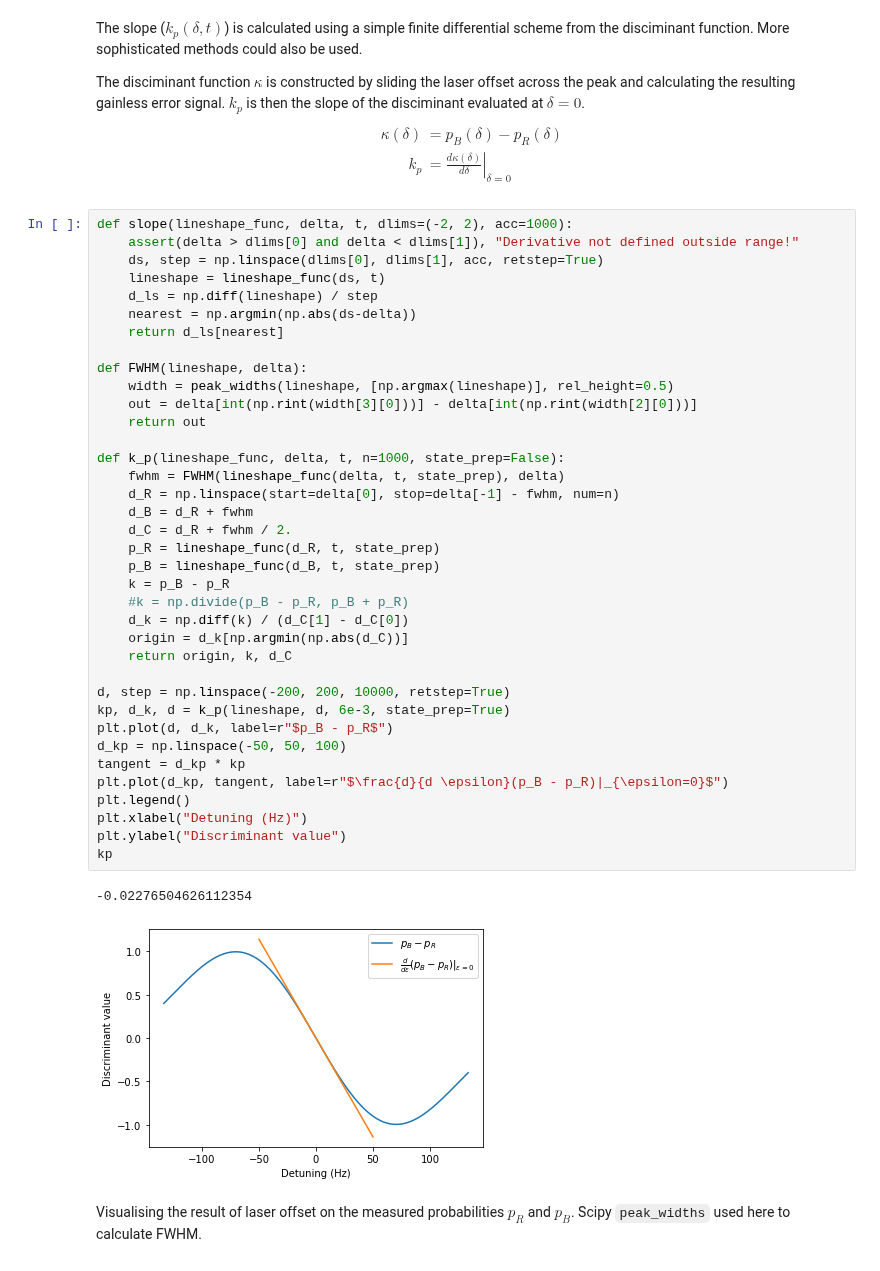
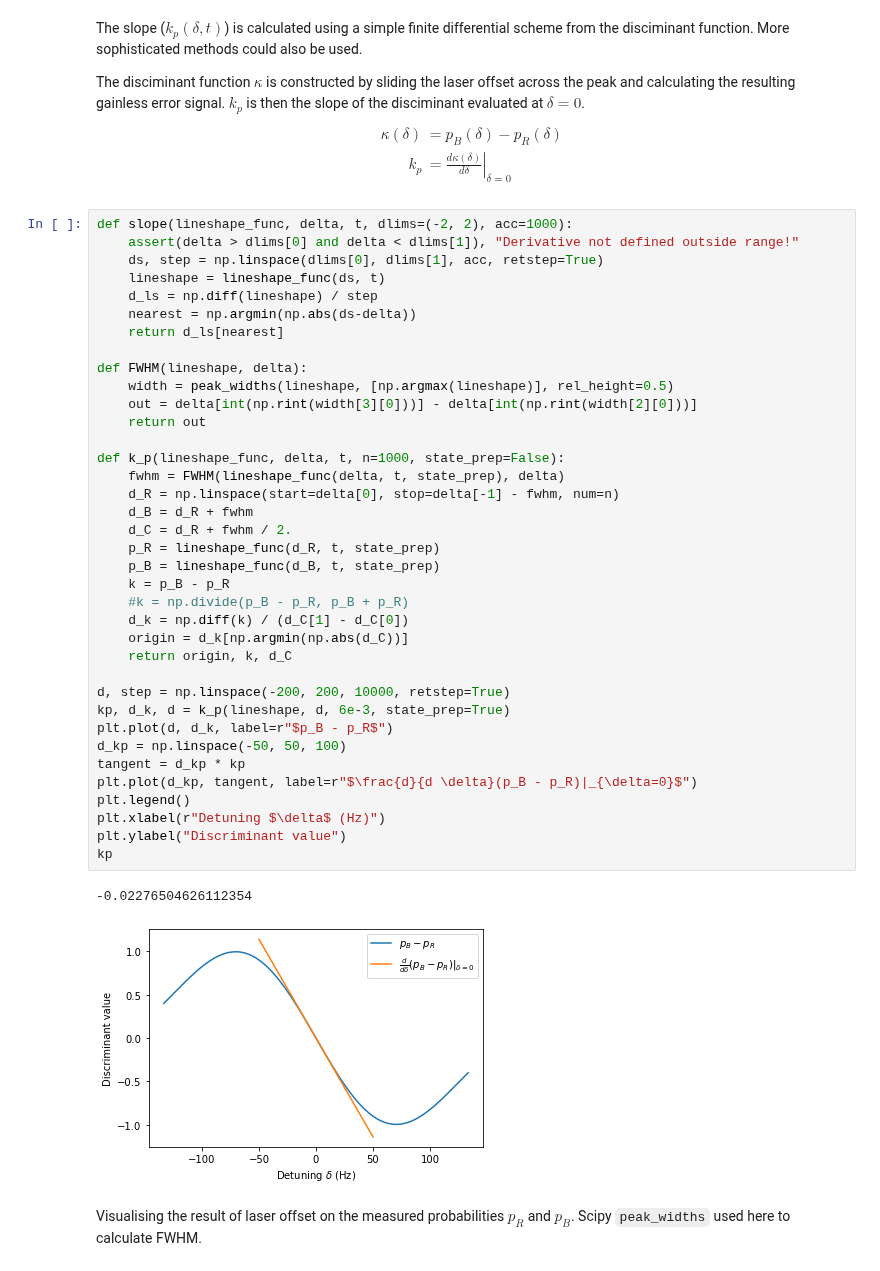
Before and after one commit to speug/srservosim, a Jupyter notebook: notebooks/servosimtests.ipynb, the cells around one changed output. Saved outputs shown, nothing was run; the diff lists cells and outputs as text.

```diff
--- a/notebooks/servosimtests.ipynb
+++ b/notebooks/servosimtests.ipynb
@@ -49,36 +49,36 @@ def slope(lineshape_func, delta, t, dlims=(-2, 2), acc=1000):
     return d_ls[nearest]
 
 def FWHM(lineshape, delta):
     width = peak_widths(lineshape, [np.argmax(lineshape)], rel_height=0.5)
     out = delta[int(np.rint(width[3][0]))] - delta[int(np.rint(width[2][0]))]
     return out
 
 def k_p(lineshape_func, delta, t, n=1000, state_prep=False):
     fwhm = FWHM(lineshape_func(delta, t, state_prep), delta)
     d_R = np.linspace(start=delta[0], stop=delta[-1] - fwhm, num=n)
     d_B = d_R + fwhm
     d_C = d_R + fwhm / 2.
     p_R = lineshape_func(d_R, t, state_prep)
     p_B = lineshape_func(d_B, t, state_prep)
     k = p_B - p_R
     #k = np.divide(p_B - p_R, p_B + p_R)
     d_k = np.diff(k) / (d_C[1] - d_C[0])
     origin = d_k[np.argmin(np.abs(d_C))]
     return origin, k, d_C
 
 d, step = np.linspace(-200, 200, 10000, retstep=True)
 kp, d_k, d = k_p(lineshape, d, 6e-3, state_prep=True)
 plt.plot(d, d_k, label=r"$p_B - p_R$")
 d_kp = np.linspace(-50, 50, 100)
 tangent = d_kp * kp
-plt.plot(d_kp, tangent, label=r"$\frac{d}{d \epsilon}(p_B - p_R)|_{\epsilon=0}$")
+plt.plot(d_kp, tangent, label=r"$\frac{d}{d \delta}(p_B - p_R)|_{\delta=0}$")
 plt.legend()
-plt.xlabel("Detuning (Hz)")
+plt.xlabel(r"Detuning $\delta$ (Hz)")
 plt.ylabel("Discriminant value")
 kp
 # %% [output]
 -0.02276504626112354
-[figure, old version]
+[figure, new version]
 # %% [markdown]
 Visualising the result of laser offset on the measured probabilities $p_R$ and $p_B$. Scipy ``peak_widths`` used here to calculate FWHM.
 # %%
```
